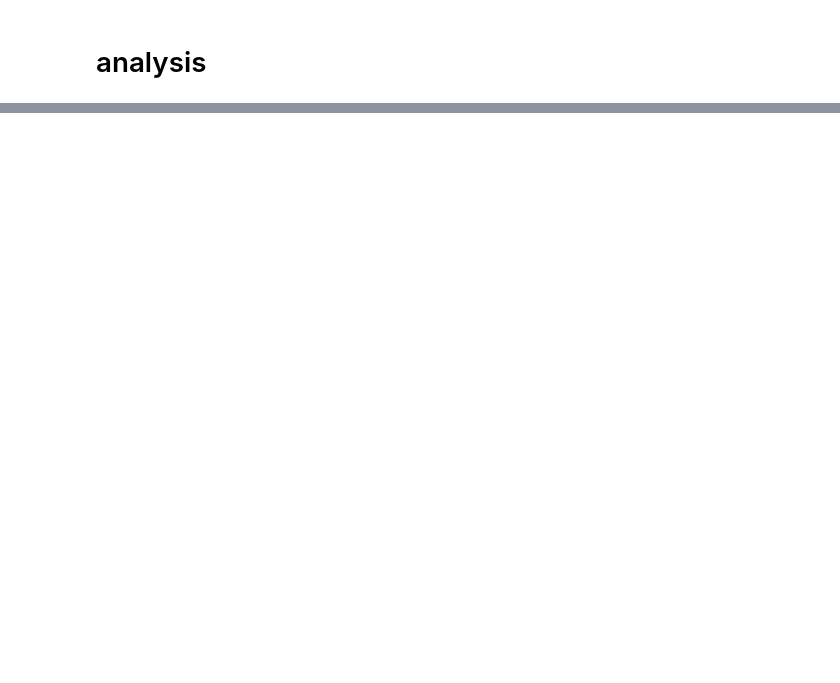
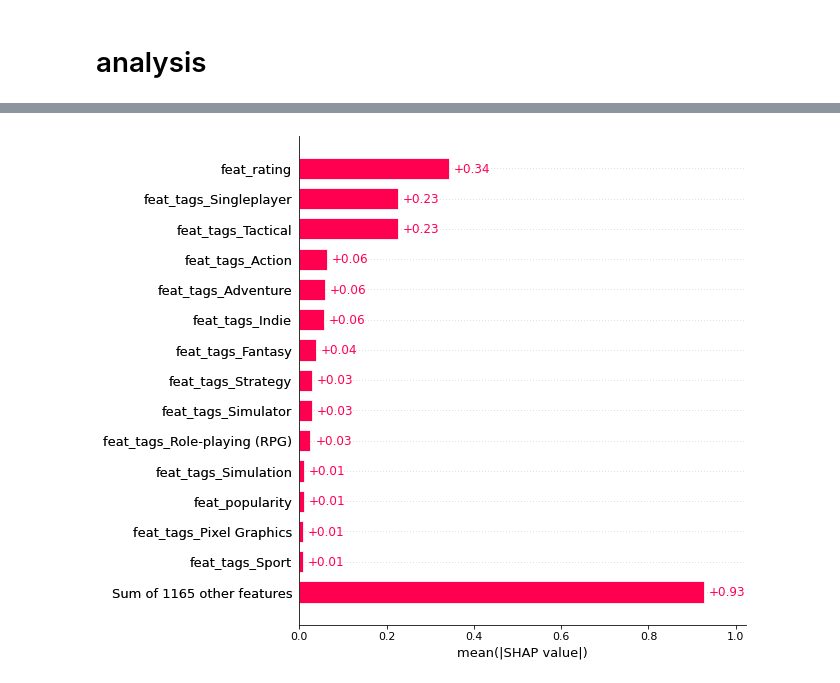
Before and after one commit to mcminnra/vgr, a Jupyter notebook: prototyping_notebooks/analysis.ipynb, the cells around one changed output, grey strips where cells are left out. Cells and saved outputs as stored; diff of their text form; code cells hidden in the pictures; blank space fills up the shorter version.

Commit message:
shap prototype

```diff
--- a/prototyping_notebooks/analysis.ipynb
+++ b/prototyping_notebooks/analysis.ipynb
@@ -32,14 +52,14 @@ df
 ### Regression Analysis
 
 cols = [col for col in df.columns if 'feat' in col]
-
 X = df[cols]
-y = df['rating']
+y = df['predicted_rating']
 
 X = sm.add_constant(X)
 model = sm.OLS(y, X)
 results = model.fit()
 
-weights_sorted = sorted(results.params.items(), key=lambda x: x[1], reverse=True)
+w_p = [(name, weight, pvalue) for (name, weight), (_, pvalue) in zip(results.params.items(), results.pvalues.items())]
+w_p_sorted = sorted(w_p, key=lambda x: x[2])
 
-#results.summary()
+results.summary()
@@ -46,5 +101,5 @@ weights_sorted = sorted(results.params.items(), key=lambda x: x[1], reverse=True
 # %%
-# Top 25
-for col, weight in weights_sorted[:25]:
-    print(f'{col}: {weight}')
+for col, weight, pvalue in w_p_sorted:
+    if pvalue <= 0.05:
+        print(f'{col}: {weight}, {pvalue}')
 # %% [output]
@@ -98,0 +132,16 @@ sns.pairplot(df_chart, kind="reg", plot_kws={'line_kws':{'color':'red'}}, height
+# %%
+### SHAP
+
+import scipy.stats as stats
+import shap
+from xgboost import XGBRegressor
+
+cols = [col for col in df.columns if 'feat' in col]
+X = df[cols]
+y = df['predicted_rating']
+
+model = XGBRegressor()
+model.fit(X, y)
+explainer = shap.TreeExplainer(model)
+shap_values = explainer(X)
+df_shap = pd.DataFrame(shap_values.values, columns=X.columns)
@@ -98,0 +204,4 @@ sns.pairplot(df_chart, kind="reg", plot_kws={'line_kws':{'color':'red'}}, height
+# %%
+shap.plots.bar(shap_values, max_display=15)
+# %% [output]
+[figure, added]
```
Also changed, not shown: parts of 17 cells of this notebook.
